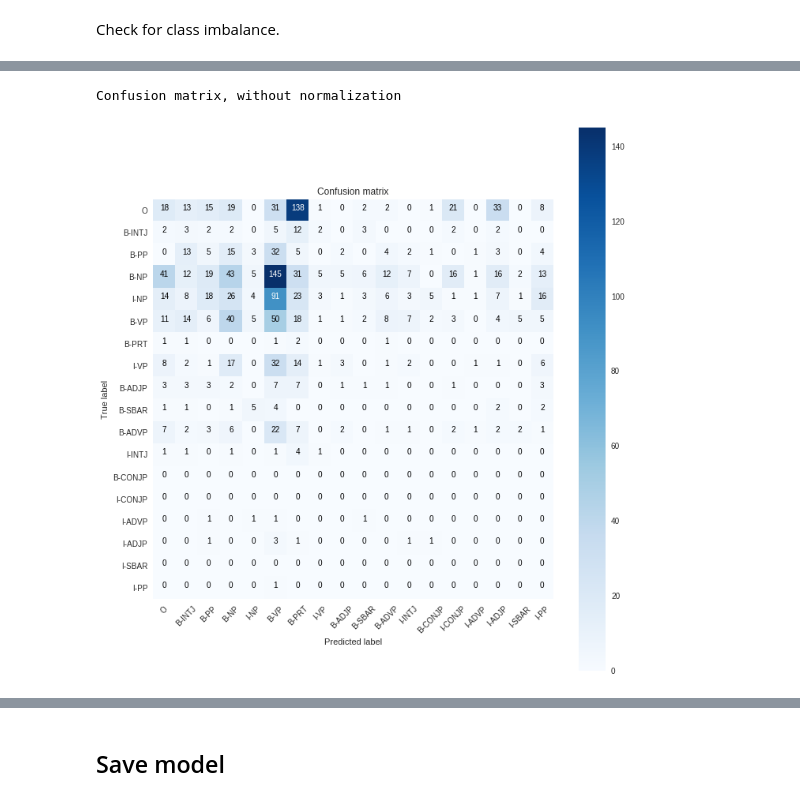
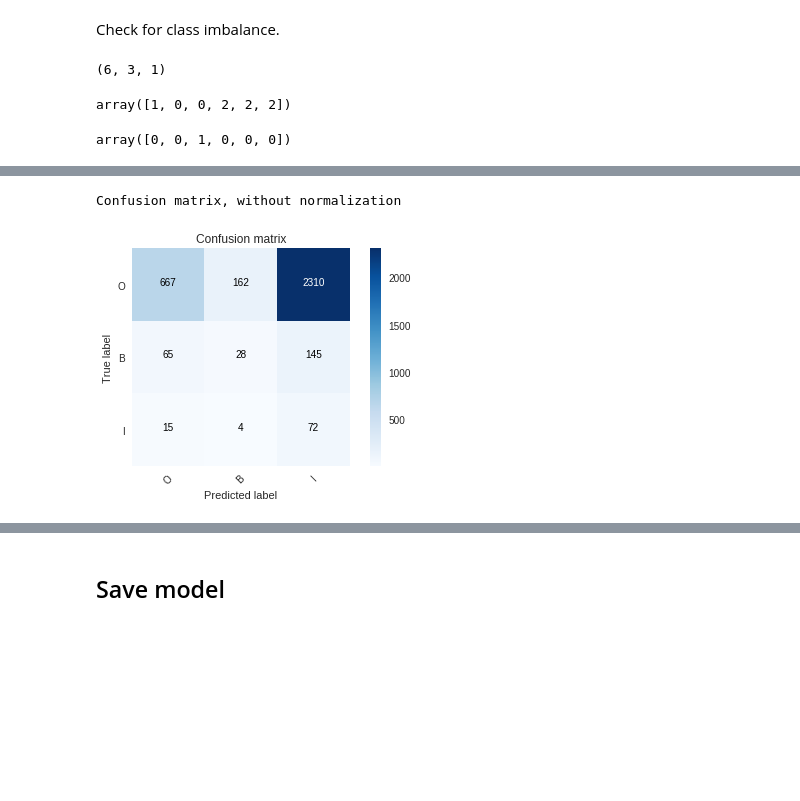
Before and after one commit to kohjingyu/hidden-markov-model, a Jupyter notebook: Part5.ipynb, the cells around one changed output, grey strips where cells are left out. Saved outputs shown, nothing was run; the diff lists cells and outputs as text; code cells hidden in the pictures; blank space fills up the shorter version.

```diff
--- a/Part5.ipynb
+++ b/Part5.ipynb
@@ -594,7 +649,8 @@ plt.legend();
 # %% [markdown]
 ## Prediction
 # %%
-y_pred = predict(forward(*model, x=X_val[0]))
+y1, y2 = forward(*model, x=X_val[0])
+y_pred = predict(entity_mapping, entity_type_mapping, y1, y2)
 y_true = val_labels[0]
 for _pred, _true in zip(y_pred, y_true):
     print(_pred, _true, sep='\t')
@@ -619,12 +668,30 @@ Check for class imbalance.
+# %%
+y1.shape
+# %% [output]
+(6, 3, 1)
+# %%
+np.argmax(y1, axis=1).flatten()
+# %% [output]
+array([1, 0, 0, 2, 2, 2])
+# %%
+np.argmax(y1_val[0], axis=1).flatten()
+# %% [output]
+array([0, 0, 1, 0, 0, 0])
 # %%
-all_pred, all_true = [], []
+y1_pred, y2_pred = [], []
+y1_true, y2_true = [], []
 for i in trange(len(X_val)):
-    y_pred = np.argmax(softmax(forward(*model, x=X_val[i])), axis=1).flatten()
-    y_true = np.argmax(y_val[i], axis=1).flatten()
-    all_pred.extend(y_pred)
-    all_true.extend(y_true)
-all_pred = np.asarray(all_pred)
-all_true = np.asarray(all_true)
+    y1, y2 = forward(*model, x=X_val[i])
+    y1_pred.extend(np.argmax(y1, axis=1).flatten())
+    y2_pred.extend(np.argmax(y2, axis=1).flatten())
+
+    y1_true.extend(np.argmax(y1_val[i], axis=1).flatten())
+    y2_true.extend(np.argmax(y2_val[i], axis=1).flatten())
+
+y1_pred = np.asarray(y1_pred)
+y2_pred = np.asarray(y2_pred)
+y1_true = np.asarray(y1_true)
+y2_true = np.asarray(y2_true)
 # %% [output]
 [interactive output not drawn]
 # %%
@@ -659,14 +726,11 @@ def plot_confusion_matrix(cm, classes,
     plt.ylabel('True label')
     plt.xlabel('Predicted label')
     plt.tight_layout()
-
-
-cm = confusion_matrix(all_true, all_pred)
-classes = list(state_mapping)
-
-plt.figure(figsize=(10, 10))
-plt.grid(False)
-plot_confusion_matrix(cm, classes=classes)
-# %% [output]
-Confusion matrix, without normalization
-[figure, removed]
+# %%
+cm = confusion_matrix(y1_true, y1_pred)
+
+plt.grid(False)
+plot_confusion_matrix(cm, classes=list(entity_mapping))
+# %% [output]
+Confusion matrix, without normalization
+[figure, added]
```
Also changed, not shown: parts of 44 cells of this notebook.
